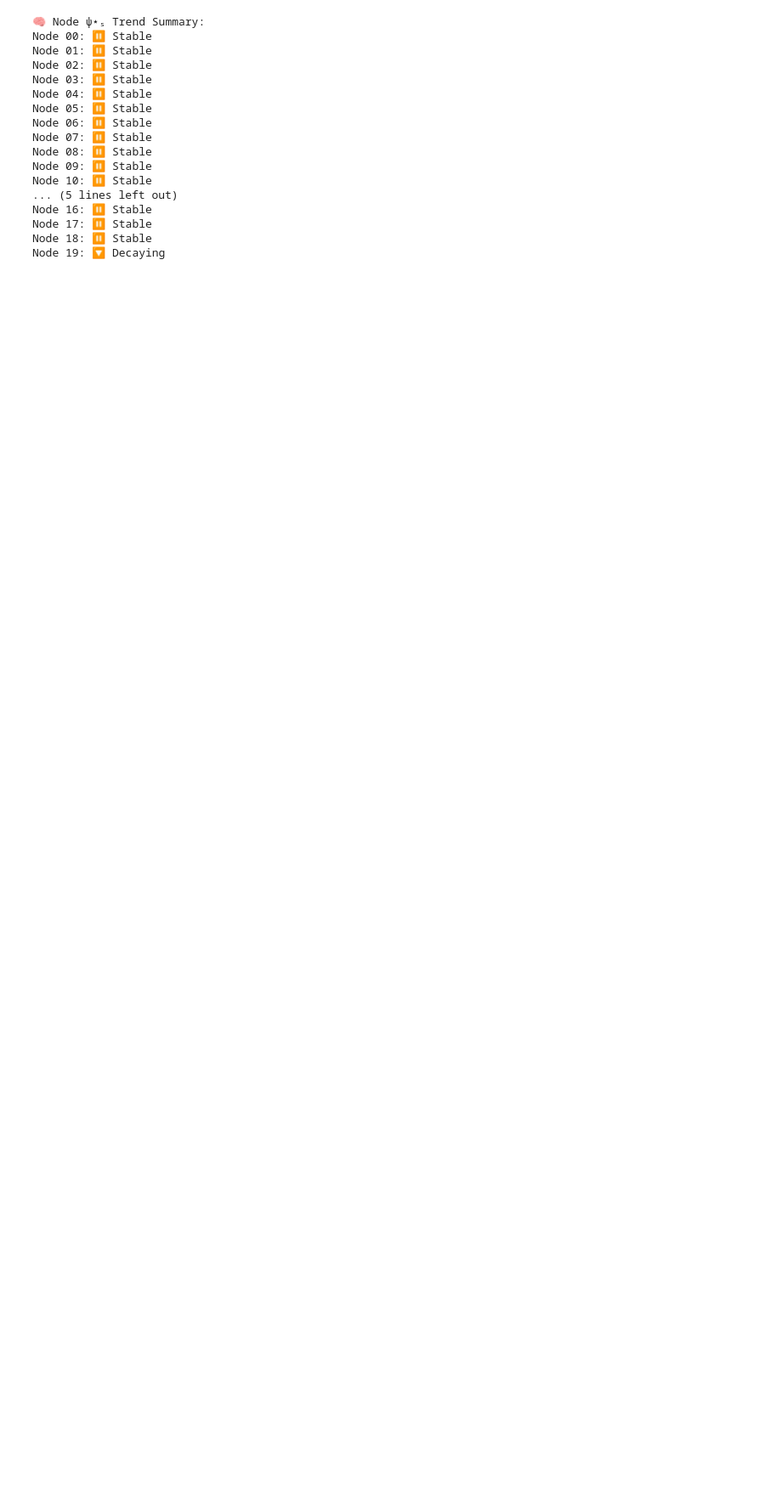
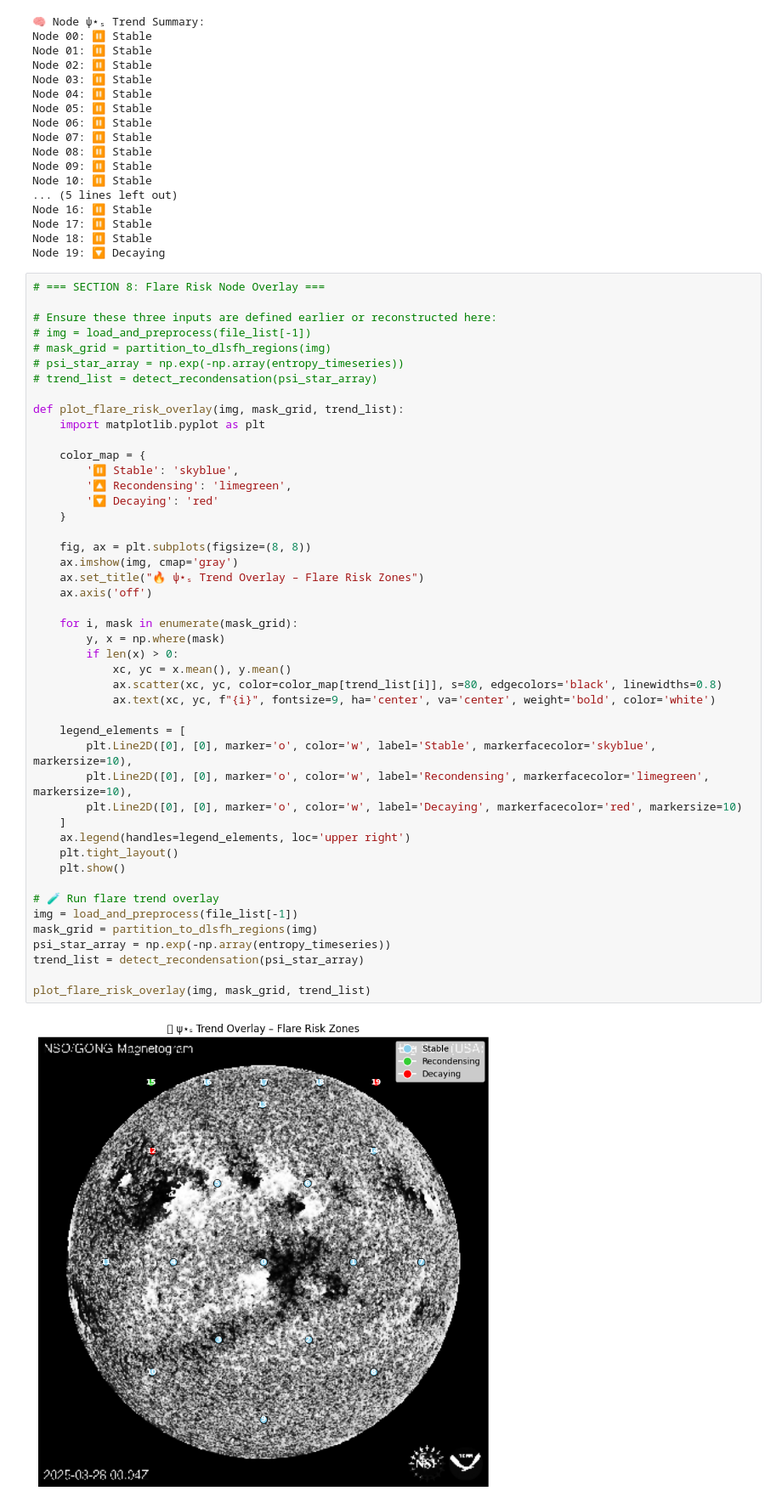
Before and after one commit to geopayme/AstroPhysics, a Jupyter notebook: Complete_1_5_6_7_DLSFH_Dual_Overlay.ipynb, the cells around one changed output. Shown at 85% size. Drawn from its saved outputs; the diff is of its cells as text; blank space fills up the shorter version.

```diff
--- a/Complete_1_5_6_7_DLSFH_Dual_Overlay.ipynb
+++ b/Complete_1_5_6_7_DLSFH_Dual_Overlay.ipynb
@@ -644,3 +644,51 @@ Node 16: ⏸ Stable
 Node 17: ⏸ Stable
 Node 18: ⏸ Stable
 Node 19: 🔽 Decaying
+# %%
+# === SECTION 8: Flare Risk Node Overlay ===
+
+# Ensure these three inputs are defined earlier or reconstructed here:
+# img = load_and_preprocess(file_list[-1])
+# mask_grid = partition_to_dlsfh_regions(img)
+# psi_star_array = np.exp(-np.array(entropy_timeseries))
+# trend_list = detect_recondensation(psi_star_array)
+
+def plot_flare_risk_overlay(img, mask_grid, trend_list):
+    import matplotlib.pyplot as plt
+
+    color_map = {
+        '⏸ Stable': 'skyblue',
+        '🔼 Recondensing': 'limegreen',
+        '🔽 Decaying': 'red'
+    }
+
+    fig, ax = plt.subplots(figsize=(8, 8))
+    ax.imshow(img, cmap='gray')
+    ax.set_title("🔥 ψ⋆ₛ Trend Overlay – Flare Risk Zones")
+    ax.axis('off')
+
+    for i, mask in enumerate(mask_grid):
+        y, x = np.where(mask)
+        if len(x) > 0:
+            xc, yc = x.mean(), y.mean()
+            ax.scatter(xc, yc, color=color_map[trend_list[i]], s=80, edgecolors='black', linewidths=0.8)
+            ax.text(xc, yc, f"{i}", fontsize=9, ha='center', va='center', weight='bold', color='white')
+
+    legend_elements = [
+        plt.Line2D([0], [0], marker='o', color='w', label='Stable', markerfacecolor='skyblue', markersize=10),
+        plt.Line2D([0], [0], marker='o', color='w', label='Recondensing', markerfacecolor='limegreen', markersize=10),
+        plt.Line2D([0], [0], marker='o', color='w', label='Decaying', markerfacecolor='red', markersize=10)
+    ]
+    ax.legend(handles=legend_elements, loc='upper right')
+    plt.tight_layout()
+    plt.show()
+
+# 🧪 Run flare trend overlay
+img = load_and_preprocess(file_list[-1])
+mask_grid = partition_to_dlsfh_regions(img)
+psi_star_array = np.exp(-np.array(entropy_timeseries))
+trend_list = detect_recondensation(psi_star_array)
+
+plot_flare_risk_overlay(img, mask_grid, trend_list)
+# %% [output]
+[figure, added]
```
